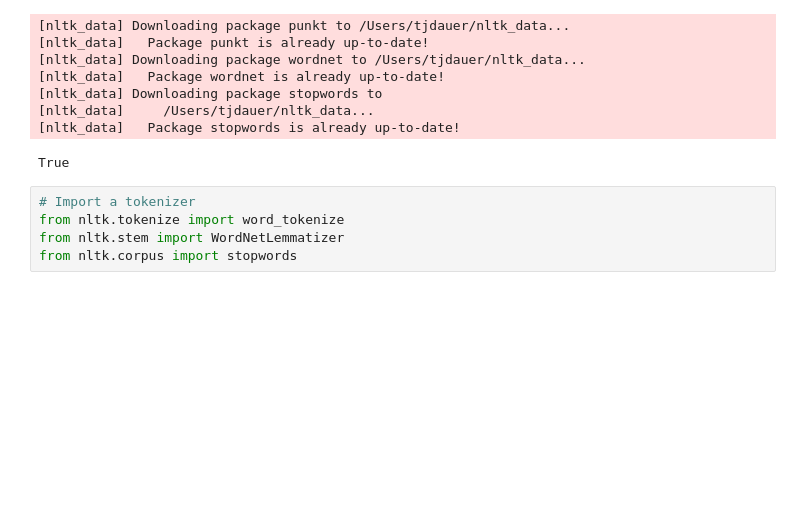
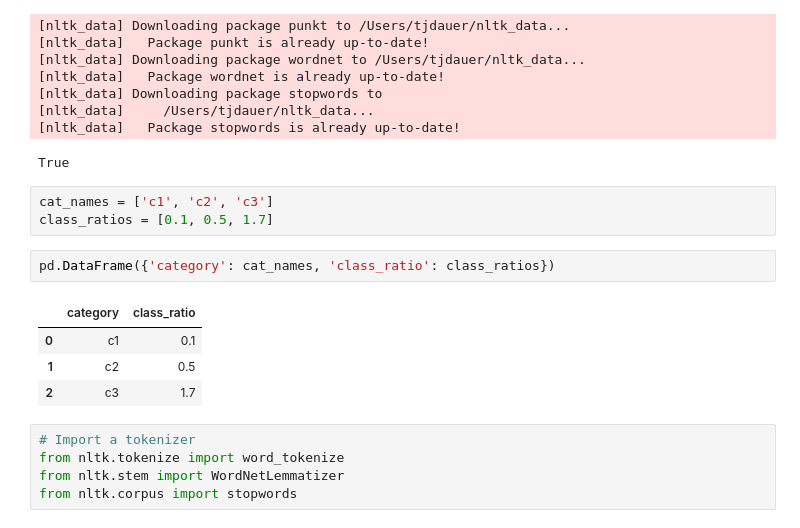
Before and after one commit to tdauer2718/disaster-response-pipeline, a Jupyter notebook: models/ML Pipeline Preparation.ipynb, the cells around one changed output. Drawn from its saved outputs; the diff is of its cells as text; blank space fills up the shorter version.

```diff
--- a/models/ML Pipeline Preparation.ipynb
+++ b/models/ML Pipeline Preparation.ipynb
@@ -33,6 +33,16 @@ nltk.download(['punkt', 'wordnet', 'stopwords'])
 [nltk_data]     /Users/tjdauer/nltk_data...
 [nltk_data]   Package stopwords is already up-to-date!
 True
+# %%
+cat_names = ['c1', 'c2', 'c3']
+class_ratios = [0.1, 0.5, 1.7]
+# %%
+pd.DataFrame({'category': cat_names, 'class_ratio': class_ratios})
+# %% [output]
+|  | category | class_ratio |
+| 0 | c1 | 0.1 |
+| 1 | c2 | 0.5 |
+| 2 | c3 | 1.7 |
 # %%
 # Import a tokenizer
 from nltk.tokenize import word_tokenize
```
Also changed, not shown: 7 other files.
